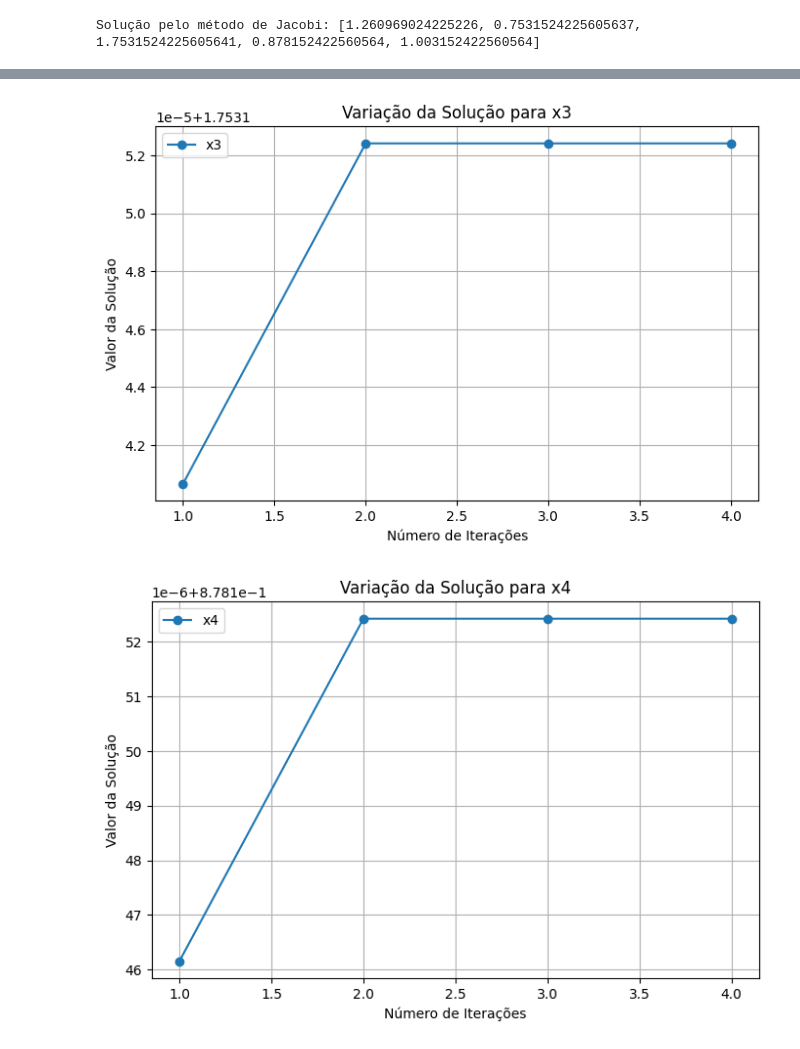
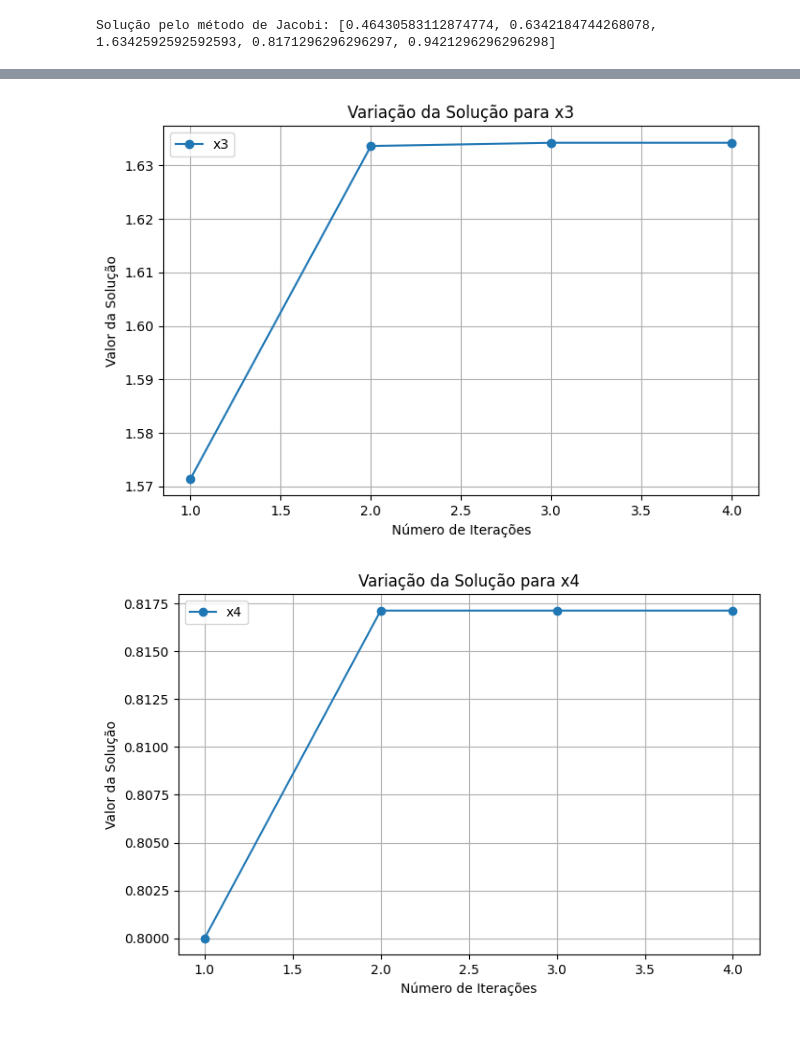
Before and after one commit to Pedro-IFC/NumFlow, a Jupyter notebook: casos/Estrela/Estrela.ipynb, the cells around one changed output, grey strips where cells are left out. Drawn from its saved outputs; the diff is of its cells as text; code cells hidden in the pictures.

```diff
--- a/casos/Estrela/Estrela.ipynb
+++ b/casos/Estrela/Estrela.ipynb
@@ -161,10 +6,10 @@ def analisar_variacao(A, b, max_iteracoes, func):
 # %%
 A = [
-[400, -1, -1, -1, -1],
-[-1, 400, 0, 0, 0],
-[-1, 0, 400, 0, 0],
-[-1, 0, 0, 400, 0],
-[-1, 0, 0, 0, 400],
+[400, 100, 100, 50, 50],
+[100, 400, 0, 0, 0],
+[100, 0, 400, 0, 0],
+[50, 0, 0, 400, 0],
+[50, 0, 0, 0, 400],
 ]
 b = [500, 300, 700, 350, 400]
 # %%
@@ -192,5 +37,5 @@ Solução do sistema: [1.2609690242256058, 0.753152422560564, 1.7531524225605641
 # %%
-print("Solução pelo método de Jacobi:", metodo_jacobi(A, b, 3))
-analisar_variacao(A, b, 4, metodo_jacobi)
+print("Solução pelo método de Jacobi:", functions.metodo_jacobi(A, b, 3))
+functions.analisar_variacao(A, b, 4, functions.metodo_jacobi)
 # %% [output]
-Solução pelo método de Jacobi: [1.260969024225226, 0.7531524225605637, 1.7531524225605641, 0.878152422560564, 1.003152422560564]
+Solução pelo método de Jacobi: [0.46430583112874774, 0.6342184744268078, 1.6342592592592593, 0.8171296296296297, 0.9421296296296298]
@@ -199,2 +44,2 @@ Solução pelo método de Jacobi: [1.260969024225226, 0.7531524225605637, 1.7531
-[figure, old version]
+[figure, new version]
-[figure, old version]
+[figure, new version]
```
Also changed, not shown: parts of 13 cells of this notebook, 13 other files.
